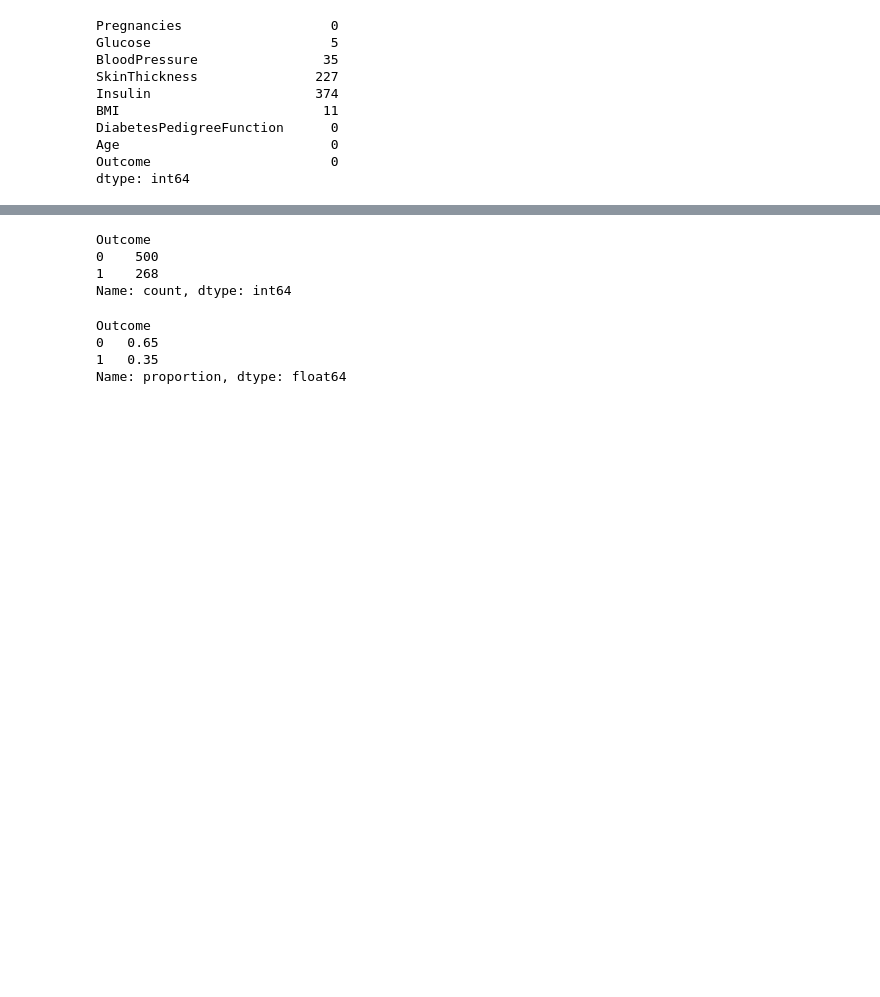
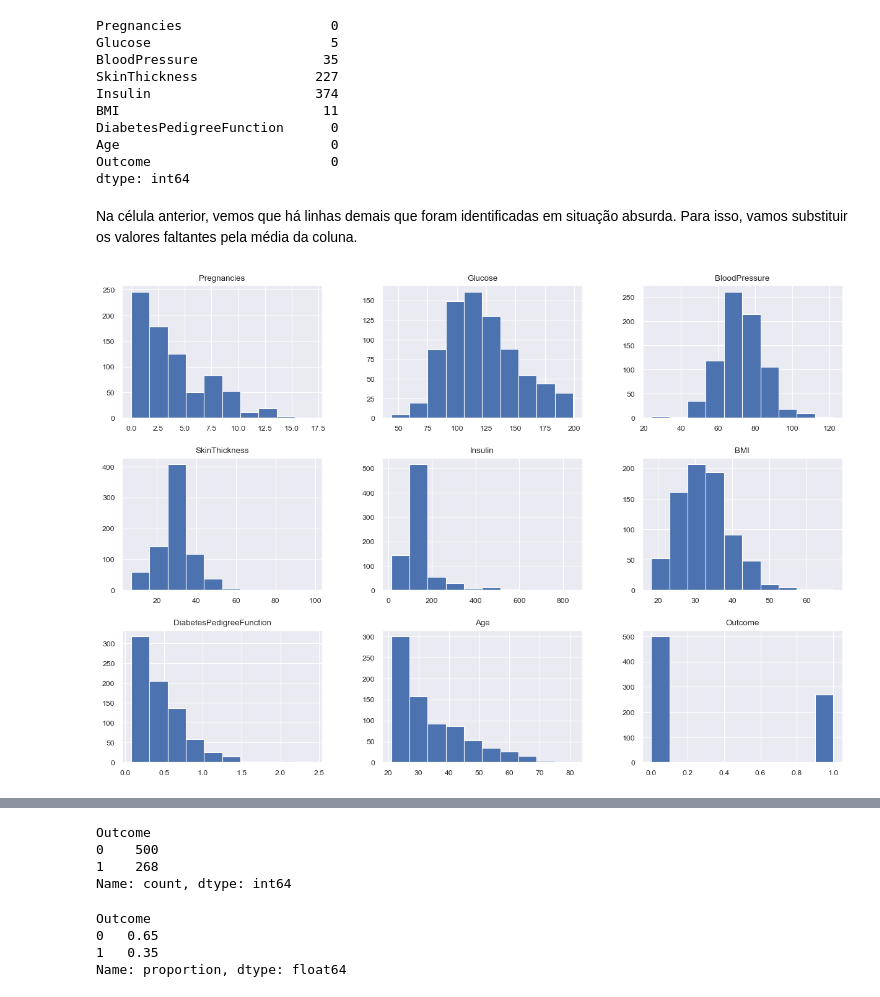
Before and after one commit to gaamelu/kaggle-pima-indians-diabetes-database-logistic-regression, a Jupyter notebook: notebook.ipynb, the cells around one changed output, grey strips where cells are left out. Drawn from its saved outputs; the diff is of its cells as text; code cells hidden in the pictures; blank space fills up the shorter version.

```diff
--- a/notebook.ipynb
+++ b/notebook.ipynb
@@ -199,4 +199,6 @@ DiabetesPedigreeFunction      0
 Age                           0
 Outcome                       0
 dtype: int64
+# %% [markdown]
+Na célula anterior, vemos que há linhas demais que foram identificadas em situação absurda. Para isso, vamos substituir os valores faltantes pela média da coluna.
 # %%
@@ -204,2 +205,9 @@ dtype: int64
 # Imputando os valores nulos com a média
 df[cols] = df[cols].fillna(df[cols].mean())
+# %%
+# Plota Histogramas para toda a base de dados
+sns.set_style('darkgrid')
+df.hist(figsize=(15, 10))
+plt.show()
+# %% [output]
+[figure, added]
```
Also changed, not shown: parts of 26 cells of this notebook, 1 other file.
